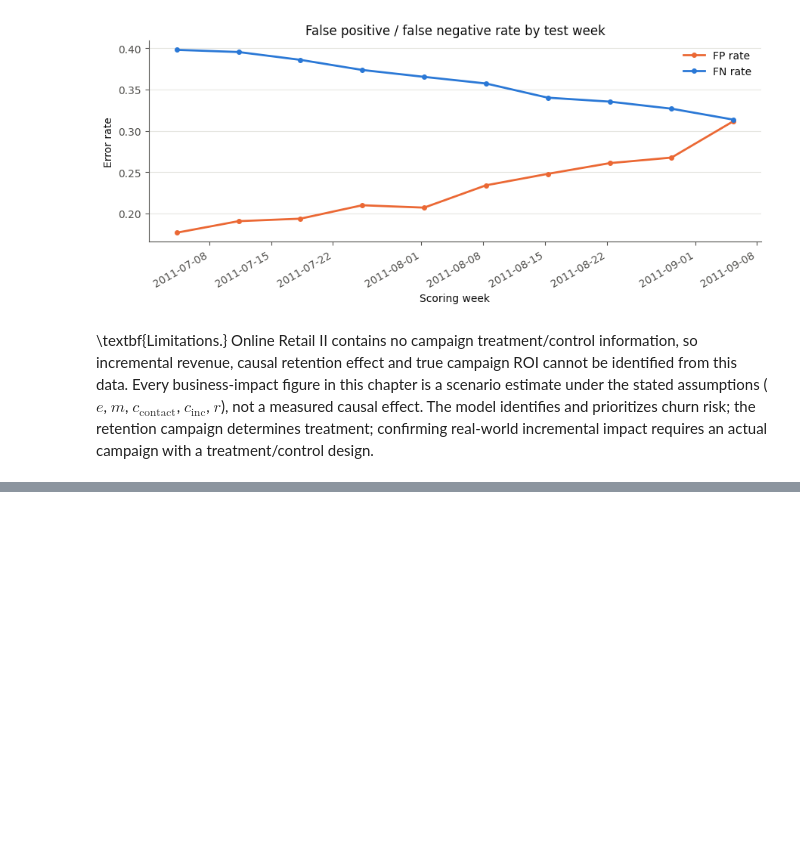
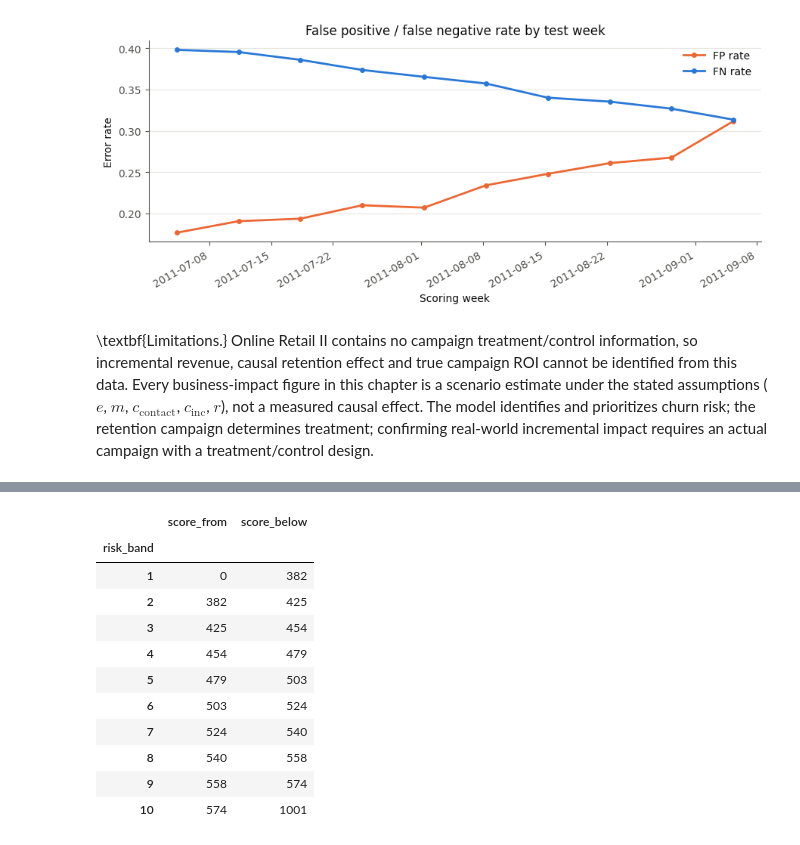
Before and after one commit to nguyenbaanh7779/customer-churn-prediction, a Jupyter notebook: notebooks/09_evaluation.ipynb, the cells around one changed output, grey strips where cells are left out. Cells and saved outputs as stored; diff of their text form; code cells hidden in the pictures; blank space fills up the shorter version.

```diff
--- a/notebooks/09_evaluation.ipynb
+++ b/notebooks/09_evaluation.ipynb
@@ -866,0 +962,41 @@ treatment/control design.
+# %%
+X_val = scaler.transform(
+    imputer.transform(prepare_features(val_df, FULL_FEATURES))
+)
+val_risk_score = logit_to_score(
+    final_model.decision_function(X_val), SCORE_BASE, SCORE_PDO,
+    SCORE_MIN, SCORE_MAX,
+)
+band_cutoffs = np.round(
+    np.quantile(val_risk_score, np.arange(1, N_RISK_BANDS) / N_RISK_BANDS)
+).astype(int)
+assert len(np.unique(band_cutoffs)) == N_RISK_BANDS - 1
+risk_band_edges = [SCORE_MIN, *band_cutoffs.tolist(), SCORE_MAX + 1]
+
+scoring_df["risk_band"] = pd.cut(
+    scoring_df["risk_score"], bins=risk_band_edges, right=False,
+    labels=range(1, N_RISK_BANDS + 1),
+).astype(int)
+scoring_df["rank"] = (
+    scoring_df.groupby("snapshot_date")["churn_probability"]
+    .rank(ascending=False, method="first")
+    .astype(int)
+)
+
+pd.DataFrame({
+    "score_from": risk_band_edges[:-1],
+    "score_below": risk_band_edges[1:],
+}, index=pd.RangeIndex(1, N_RISK_BANDS + 1, name="risk_band"))
+# %% [output]
+|  | score_from | score_below |
+| risk_band |  |  |
+| 1 | 0 | 382 |
+| 2 | 382 | 425 |
+| 3 | 425 | 454 |
+| 4 | 454 | 479 |
+| 5 | 479 | 503 |
+| 6 | 503 | 524 |
+| 7 | 524 | 540 |
+| 8 | 540 | 558 |
+| 9 | 558 | 574 |
+| 10 | 574 | 1001 |
```
Also changed, not shown: parts of 12 cells of this notebook, 2 other files.
